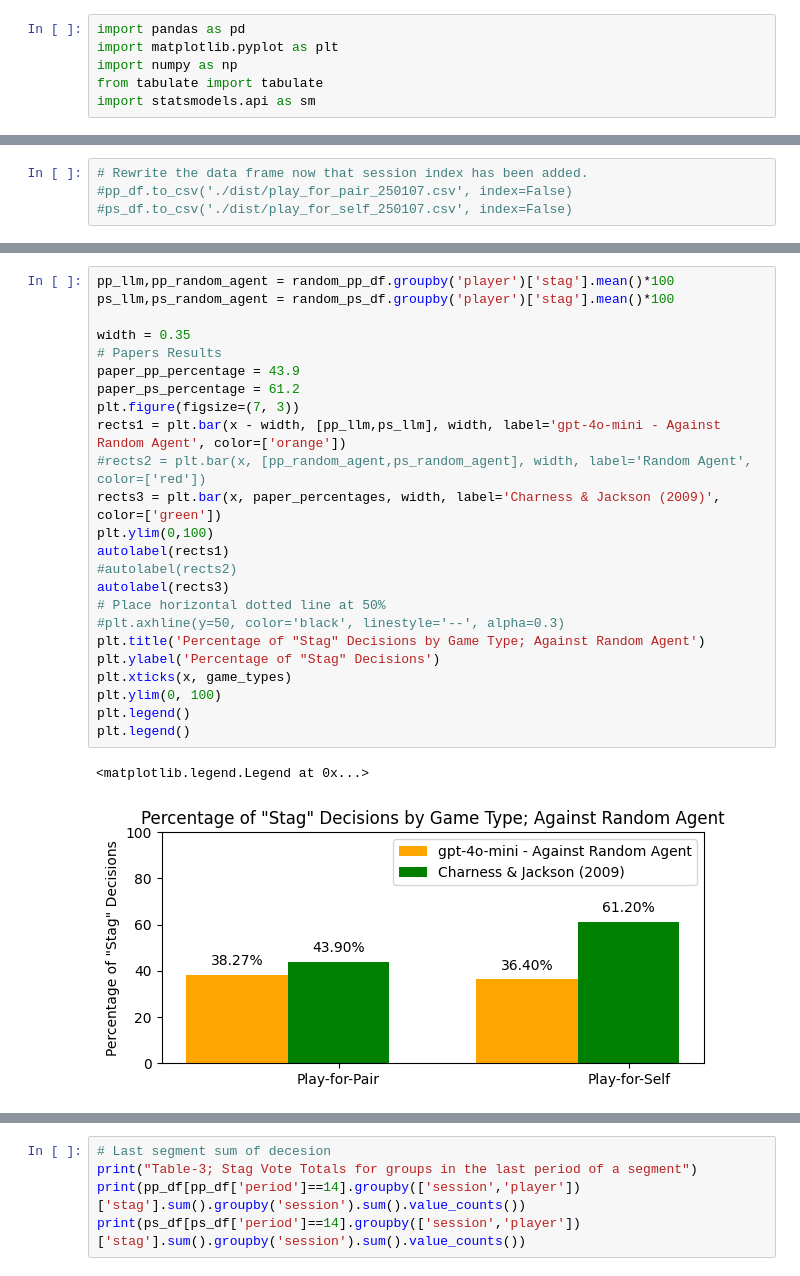
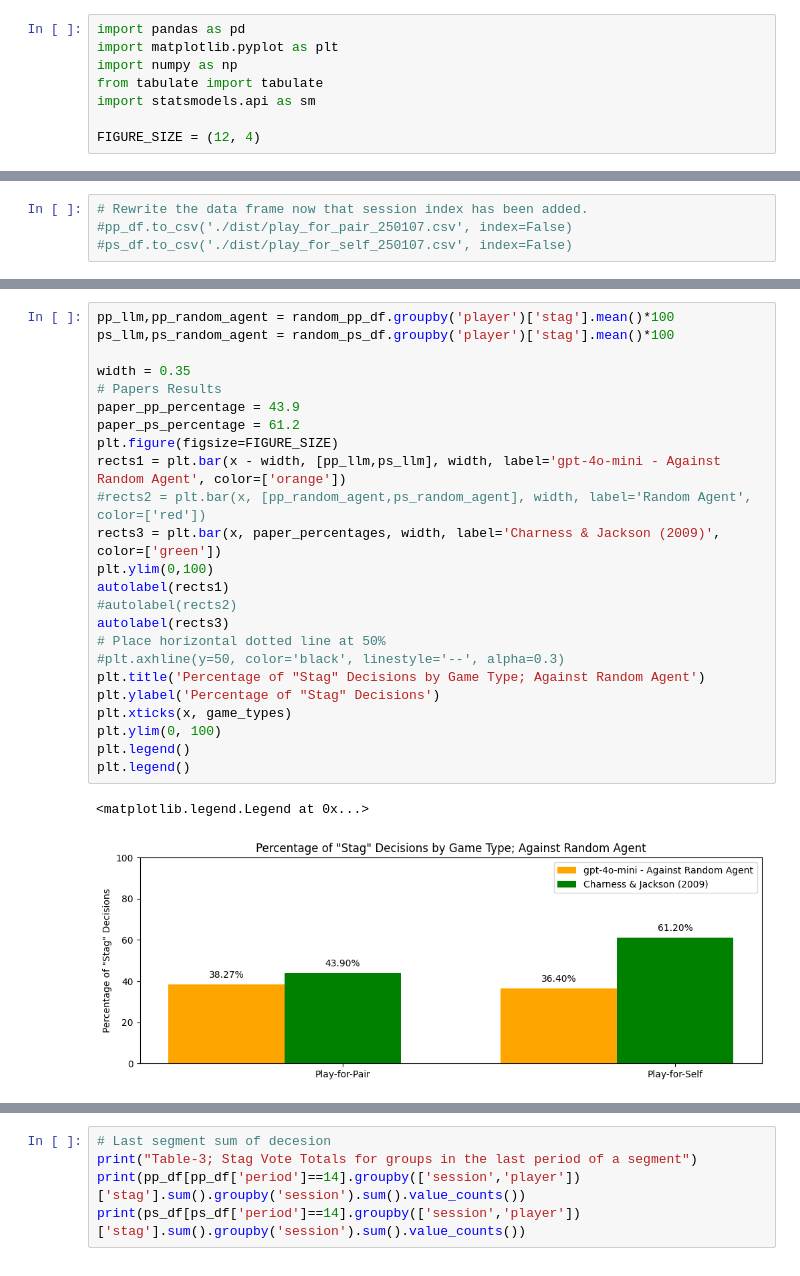
Before and after one commit to Tsangares/llm_responsibility, a Jupyter notebook: replication.ipynb, the cells around one changed output, grey strips where cells are left out. Cells and saved outputs as stored; diff of their text form.

```diff
--- a/replication.ipynb
+++ b/replication.ipynb
@@ -8,6 +8,8 @@ import matplotlib.pyplot as plt
 import numpy as np
 from tabulate import tabulate
 import statsmodels.api as sm
+
+FIGURE_SIZE = (12, 4)
 # %%
 # Running large dataset # 1
 #pp_df = pd.read_csv('./dist/pp_df_1734392696.csv')
@@ -138,27 +163,27 @@ Play-for-Self Stag( 9169; 61.13% ) Hare( 5831; 38.87% )
 # %%
 pp_llm,pp_random_agent = random_pp_df.groupby('player')['stag'].mean()*100
 ps_llm,ps_random_agent = random_ps_df.groupby('player')['stag'].mean()*100
 
 width = 0.35
 # Papers Results
 paper_pp_percentage = 43.9
 paper_ps_percentage = 61.2
-plt.figure(figsize=(7, 3))
+plt.figure(figsize=FIGURE_SIZE)
 rects1 = plt.bar(x - width, [pp_llm,ps_llm], width, label='gpt-4o-mini - Against Random Agent', color=['orange'])
 #rects2 = plt.bar(x, [pp_random_agent,ps_random_agent], width, label='Random Agent', color=['red'])
 rects3 = plt.bar(x, paper_percentages, width, label='Charness & Jackson (2009)', color=['green'])
 plt.ylim(0,100)
 autolabel(rects1)
 #autolabel(rects2)
 autolabel(rects3)
 # Place horizontal dotted line at 50%
 #plt.axhline(y=50, color='black', linestyle='--', alpha=0.3)
 plt.title('Percentage of "Stag" Decisions by Game Type; Against Random Agent')
 plt.ylabel('Percentage of "Stag" Decisions')
 plt.xticks(x, game_types)
 plt.ylim(0, 100)
 plt.legend()
 plt.legend()
 # %% [output]
 <matplotlib.legend.Legend at 0x...>
-[figure, old version]
+[figure, new version]
```
Also changed, not shown: parts of 16 cells of this notebook, 35 other files.
